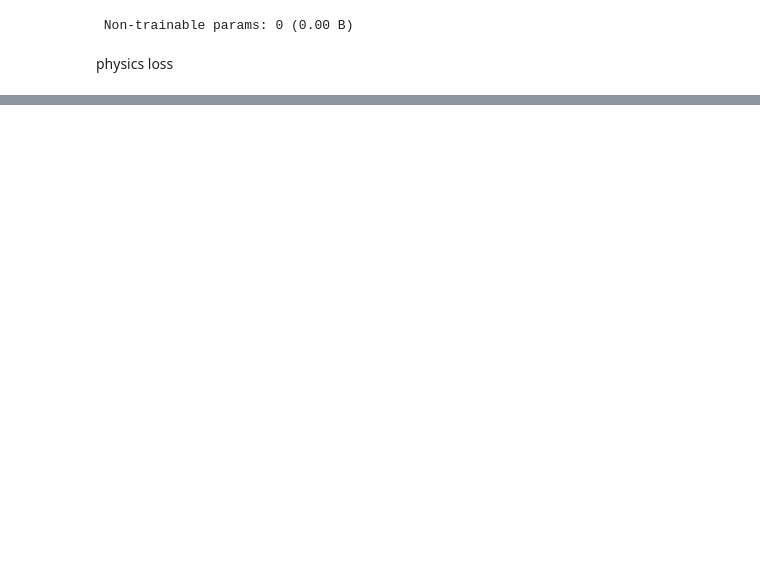
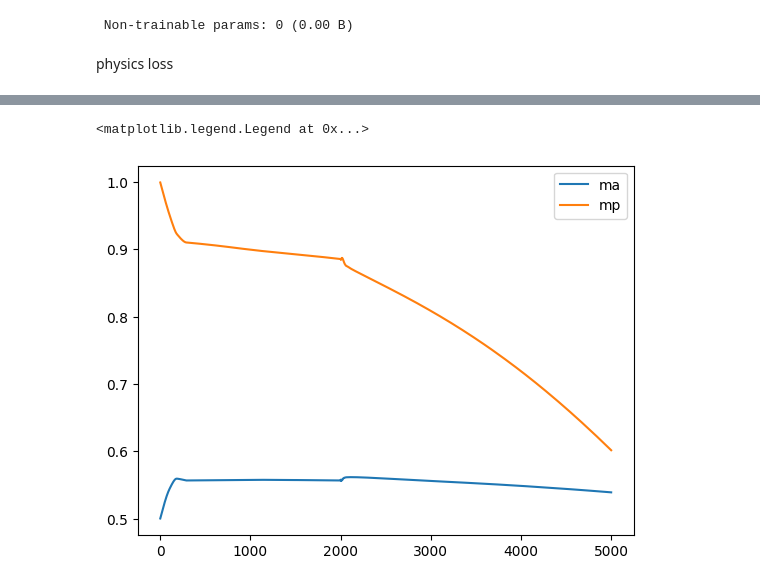
Before and after one commit to ShiyuanDengg/2D-Wall, a Jupyter notebook: 2D NoProp Prediction Final.ipynb, the cells around one changed output, grey strips where cells are left out. Drawn from its saved outputs; the diff is of its cells as text; code cells hidden in the pictures; blank space fills up the shorter version.

```diff
--- a/2D NoProp Prediction Final.ipynb
+++ b/2D NoProp Prediction Final.ipynb
@@ -137,11 +140,11 @@ m_prop = tf.Variable(1, dtype=tf.float32)
 
 # --- 9. Learning Rate Scheduler ---
 lr_schedule = tf.keras.optimizers.schedules.ExponentialDecay(
-    initial_learning_rate=0.0005, # Slightly lower initial LR
+    initial_learning_rate=0.001, # Slightly lower initial LR
     decay_steps=10000,
     decay_rate=0.9
 )
-optimizer = tf.keras.optimizers.Adam(learning_rate=lr_schedule)
+optimizer = tf.keras.optimizers.Adam(learning_rate = 1e-3)
 # %% [markdown]
 physics loss
 # %%
@@ -173,9 +176,9 @@ def piecewise_q(z_norm_flatten_tf, x_norm_flatten_tf):  #input normalized
     q_total = tf.where(z_phys <= H_exposed, (m_a * gamma * Ka * z_phys), (m_a * gamma * Ka * z_phys - m_p*gamma*Kp*(z_phys-H_exposed)))
     return q_total
 # %%
-N_DATA_ONLY_EPOCHS = 500
-N_BC_EPOCHS = 300
-N_PHYSICS_EPOCHS = 200
+N_DATA_ONLY_EPOCHS = 2000
+N_BC_EPOCHS = 2000
+N_PHYSICS_EPOCHS = 1000
 
 @tf.function
 
@@ -188,10 +191,10 @@ def train_step(batch, epoch_val):
     data_loss = tf.reduce_mean(tf.square(y_true - y_pred))
 
     gradz, gradx = tf.unstack(first_order_grad(zxstack), axis = -1)
-    bc_disp = tf.reduce_sum(tf.square(y_pred[:xdim]) + tf.square(y_pred[-xdim:]))
-    bc_z_loss = tf.reduce_mean(tf.square(gradz[:xdim]) + tf.square(gradz[-xdim:]))
-    bc_x_boundaries = tf.square([gradx[i] for i in range(z.shape[0]) if i % xdim ==0 or (i+1) % xdim == 0])
-    bc_x_loss = tf.reduce_sum(bc_x_boundaries)
+    bc_disp = tf.reduce_mean(tf.square(y_pred[:xdim]) + tf.square(y_pred[-xdim:]))
+    bc_z_loss = 0#tf.reduce_mean(tf.square(gradz[:xdim]) + tf.square(gradz[-xdim:]))
+    bc_x_boundaries = 0#tf.square([gradx[i] for i in range(z.shape[0]) if i % xdim ==0 or (i+1) % xdim == 0])
+    bc_x_loss = 0#tf.reduce_sum(bc_x_boundaries)
     bc_loss = bc_disp + bc_z_loss + bc_x_loss
 
     biharmonic = laplacian(tf.stack((z,x), axis = -1), laplacian)
@@ -200,9 +203,9 @@ def train_step(batch, epoch_val):
     physics_loss = tf.reduce_mean(physics_residual)
 
     if epoch_val < N_DATA_ONLY_EPOCHS:
-        w_data, w_phys, w_bc = 1.0, 0.1, 0.1
+        w_data, w_phys, w_bc = 1.0, 0.0, 0.0
     elif epoch_val < N_BC_EPOCHS:
-        w_data, w_phys, w_bc = 0.2, 1.0, 0.0
+        w_data, w_phys, w_bc = 0.2, 1.0, 0.2
     else:
         w_data, w_phys, w_bc = 0.2, 1.0, 0.5
 
@@ -320,0 +358,8 @@ Text(0.5, 0.92, 'predicted loading from variables')
+# %%
+epoch_plot = np.arange(len(history_params["m_a"]))
+plt.plot(epoch_plot, history_params["m_a"], label='ma')
+plt.plot(epoch_plot, history_params["m_p"], label='mp')
+plt.legend()
+# %% [output]
+<matplotlib.legend.Legend at 0x...>
+[figure, added]
```
Also changed, not shown: parts of 5 cells of this notebook.
